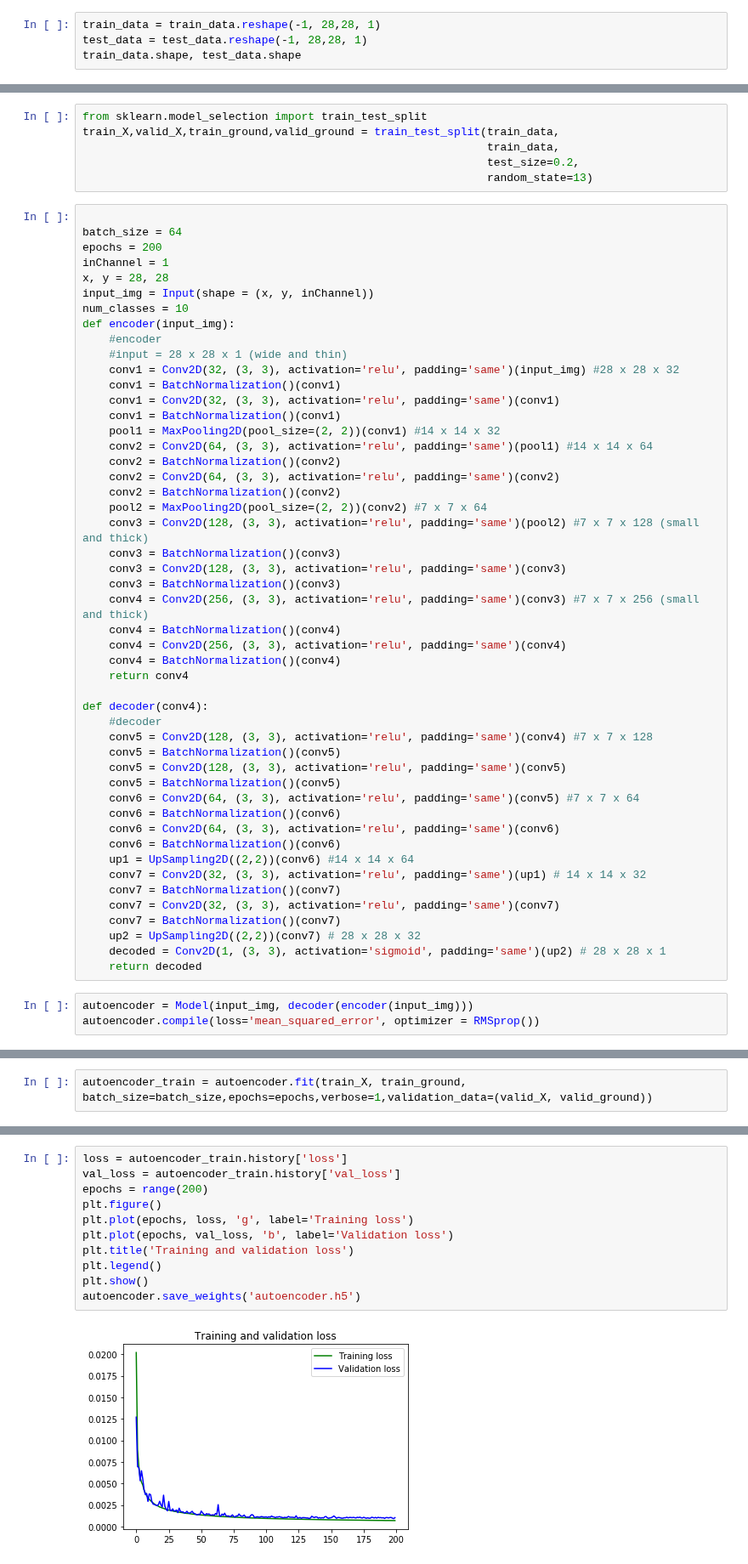
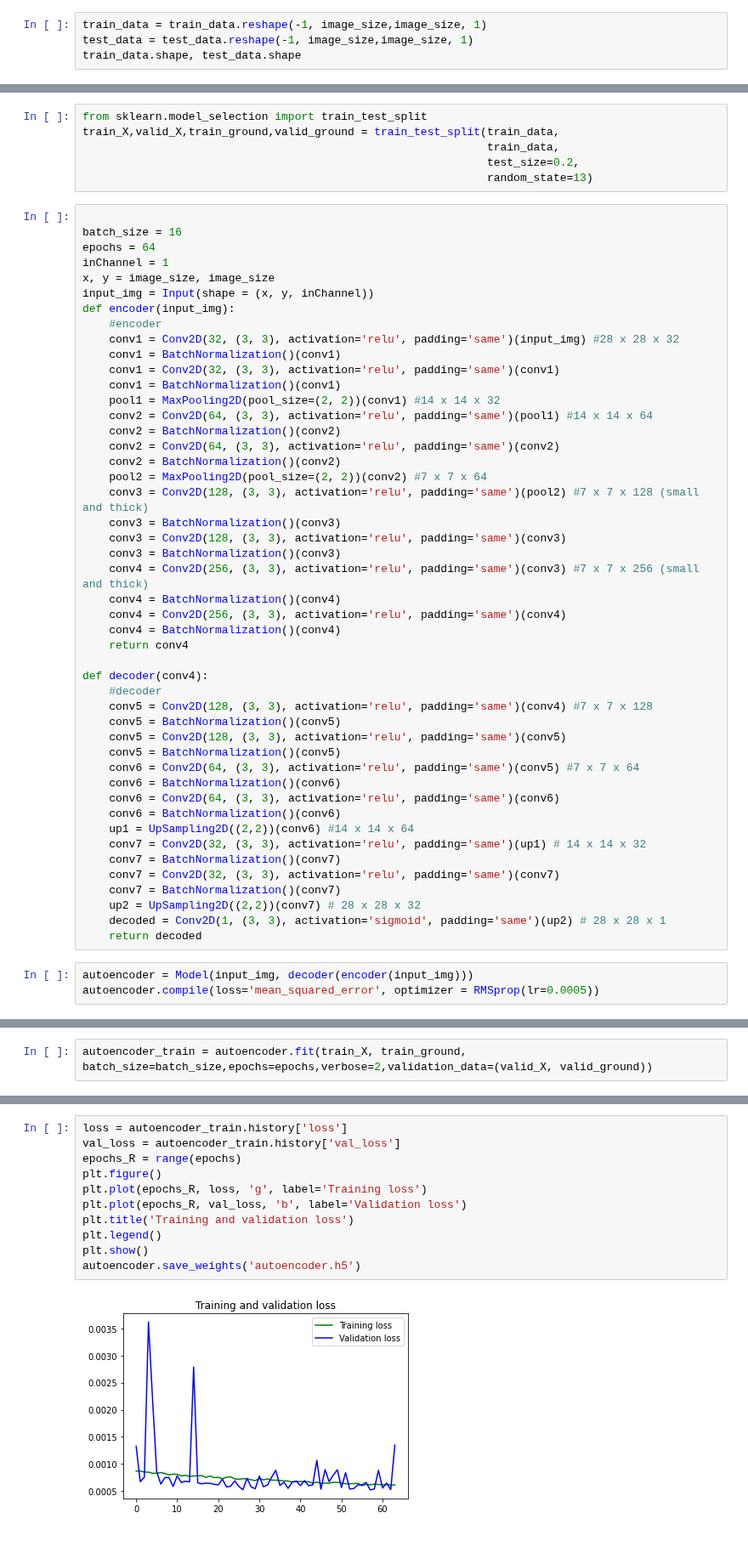
Before and after one commit to borodark/ie7860, a Jupyter notebook: Autoencoder.ipynb, the cells around one changed output, grey strips where cells are left out. Shown at 85% size. Drawn from its saved outputs; the diff is of its cells as text.

```diff
--- a/Autoencoder.ipynb
+++ b/Autoencoder.ipynb
@@ -82,5 +143,5 @@ Text(0.5, 1.0, '(Label: E)')
 # %%
-train_data = train_data.reshape(-1, 28,28, 1)
-test_data = test_data.reshape(-1, 28,28, 1)
+train_data = train_data.reshape(-1, image_size,image_size, 1)
+test_data = test_data.reshape(-1, image_size,image_size, 1)
 train_data.shape, test_data.shape
 # %% [output]
@@ -108,15 +169,13 @@ train_X,valid_X,train_ground,valid_ground = train_test_split(train_data,
                                                              random_state=13)
 # %%
 
-batch_size = 64
-epochs = 200
+batch_size = 16
+epochs = 64
 inChannel = 1
-x, y = 28, 28
+x, y = image_size, image_size
 input_img = Input(shape = (x, y, inChannel))
-num_classes = 10
 def encoder(input_img):
     #encoder
-    #input = 28 x 28 x 1 (wide and thin)
     conv1 = Conv2D(32, (3, 3), activation='relu', padding='same')(input_img) #28 x 28 x 32
     conv1 = BatchNormalization()(conv1)
     conv1 = Conv2D(32, (3, 3), activation='relu', padding='same')(conv1)
@@ -157,7 +216,7 @@ def decoder(conv4):
     return decoded
 # %%
 autoencoder = Model(input_img, decoder(encoder(input_img)))
-autoencoder.compile(loss='mean_squared_error', optimizer = RMSprop())
+autoencoder.compile(loss='mean_squared_error', optimizer = RMSprop(lr=0.0005))
 # %%
 autoencoder.summary()
 # %% [output]
@@ -179,5 +238,5 @@ Trainable params: 1,755,841
 Non-trainable params: 2,816
 _________________________________________________________________
 # %%
-autoencoder_train = autoencoder.fit(train_X, train_ground, batch_size=batch_size,epochs=epochs,verbose=1,validation_data=(valid_X, valid_ground))
+autoencoder_train = autoencoder.fit(train_X, train_ground, batch_size=batch_size,epochs=epochs,verbose=2,validation_data=(valid_X, valid_ground))
 # %% [output]
@@ -201,13 +260,13 @@ Epoch 35/200
 # %%
 loss = autoencoder_train.history['loss']
 val_loss = autoencoder_train.history['val_loss']
-epochs = range(200)
+epochs_R = range(epochs)
 plt.figure()
-plt.plot(epochs, loss, 'g', label='Training loss')
-plt.plot(epochs, val_loss, 'b', label='Validation loss')
+plt.plot(epochs_R, loss, 'g', label='Training loss')
+plt.plot(epochs_R, val_loss, 'b', label='Validation loss')
 plt.title('Training and validation loss')
 plt.legend()
 plt.show()
 autoencoder.save_weights('autoencoder.h5')
 # %% [output]
-[figure, old version]
+[figure, new version]
```
Also changed, not shown: parts of 19 cells of this notebook, 3 other files.
